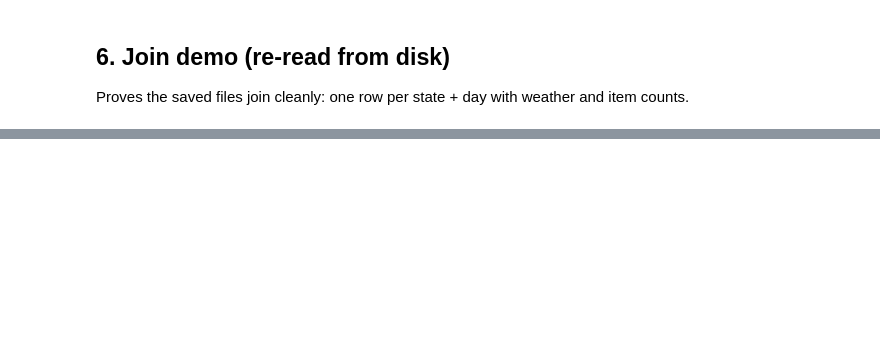
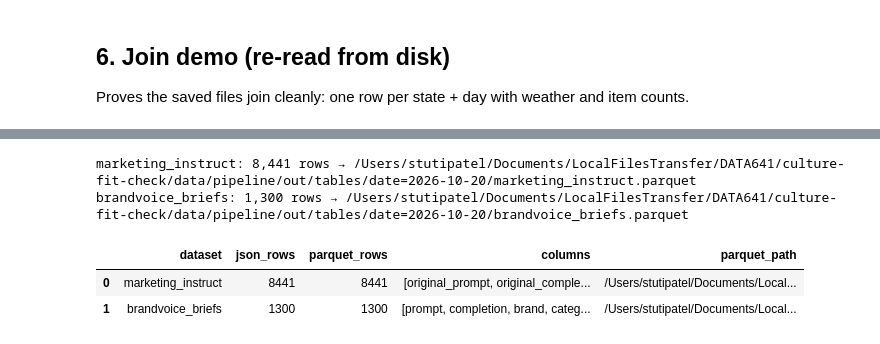
Before and after one commit to mokshdagangrade/culture-fit-check, a Jupyter notebook: data/pipeline/notebooks/json_to_tables.ipynb, the cells around one changed output, grey strips where cells are left out. Cells and saved outputs as stored; diff of their text form; code cells hidden in the pictures; blank space fills up the shorter version.

Commit message:
added Hugging Face marketing and brand datasets

```diff
--- a/data/pipeline/notebooks/json_to_tables.ipynb
+++ b/data/pipeline/notebooks/json_to_tables.ipynb
@@ -456,0 +528,43 @@ wide
+# %%
+HF_JSON_FILES = {
+    "marketing_instruct": JSON_DIR / "marketing_instruct.json",
+    "brandvoice_briefs": JSON_DIR / "brandvoice_briefs.json",
+}
+
+# Save alongside the other Parquet tables in today's output folder
+HF_PARQUET_DIR = OUT_DIR
+HF_PARQUET_DIR.mkdir(parents=True, exist_ok=True)
+
+hf_parquet_summary = []
+for dataset_name, json_path in HF_JSON_FILES.items():
+    if not json_path.exists():
+        raise FileNotFoundError(
+            f"Missing {json_path}. Run `python -m extractors.check_hf_datasets` "
+            "from data/pipeline/ before running this notebook cell."
+        )
+
+    records = json.loads(json_path.read_text(encoding="utf-8"))
+    if not isinstance(records, list):
+        raise TypeError(f"Expected a JSON array of records in {json_path}")
+    if records and not all(isinstance(row, dict) for row in records):
+        raise TypeError(f"Expected every record in {json_path} to be a JSON object")
+
+    frame = pd.DataFrame.from_records(records)
+    parquet_path = HF_PARQUET_DIR / f"{dataset_name}.parquet"
+    frame.to_parquet(parquet_path, index=False)
+
+    hf_parquet_summary.append({
+        "dataset": dataset_name,
+        "json_rows": len(records),
+        "parquet_rows": len(frame),
+        "columns": list(frame.columns),
+        "parquet_path": str(parquet_path),
+    })
+
+pd.DataFrame(hf_parquet_summary)
+# %% [output]
+marketing_instruct: 8,441 rows → /Users/stutipatel/Documents/LocalFilesTransfer/DATA641/culture-fit-check/data/pipeline/out/tables/date=2026-10-20/marketing_instruct.parquet
+brandvoice_briefs: 1,300 rows → /Users/stutipatel/Documents/LocalFilesTransfer/DATA641/culture-fit-check/data/pipeline/out/tables/date=2026-10-20/brandvoice_briefs.parquet
+|  | dataset | json_rows | parquet_rows | columns | parquet_path |
+| 0 | marketing_instruct | 8441 | 8441 | [original_prompt, original_comple... | /Users/stutipatel/Documents/Local... |
+| 1 | brandvoice_briefs | 1300 | 1300 | [prompt, completion, brand, categ... | /Users/stutipatel/Documents/Local... |
```
Also changed, not shown: parts of 11 cells of this notebook, 4 other files.
